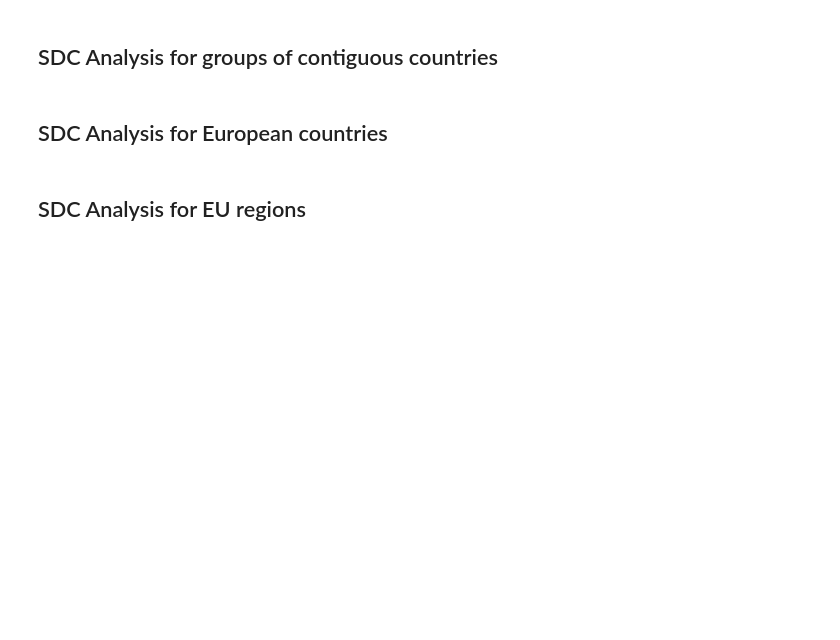
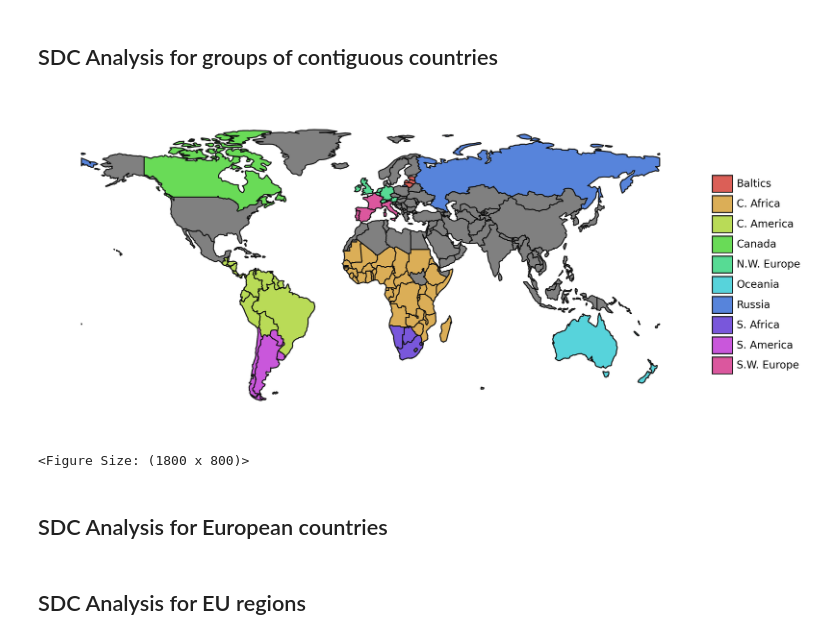
Before and after one commit to BrandonACH/Final-Project, a Jupyter notebook: code/sdc_analysis.ipynb, the cells around one changed output. Saved outputs shown, nothing was run; the diff lists cells and outputs as text; code cells hidden in the pictures; blank space fills up the shorter version.

```diff
--- a/code/sdc_analysis.ipynb
+++ b/code/sdc_analysis.ipynb
@@ -60,16 +59,19 @@ dens = pd.read_csv("../data/processed_05_grid.csv")
 # %%
 f = (world
      .merge(country_groups)
      .pipe(lambda dd: p9.ggplot(dd)
        + p9.geom_map(data=world, fill='gray')
        + p9.geom_map(p9.aes(fill='group'))
        + p9.ylim(-55, None)
        + p9.labs(fill='')
        + p9.theme_void()
        + p9.theme(figure_size=(9, 4), dpi=200, legend_key_height=15)
       )
 )
-f.save("../results/world_plot.png")
+f
+# %% [output]
+[figure, added]
+<Figure Size: (1800 x 800)>
 # %%
 weighted_cells = (dens.merge(lon_lat_group)
     .groupby('group', as_index=False)
```
Also changed, not shown: parts of 25 cells of this notebook, 47 other files.
